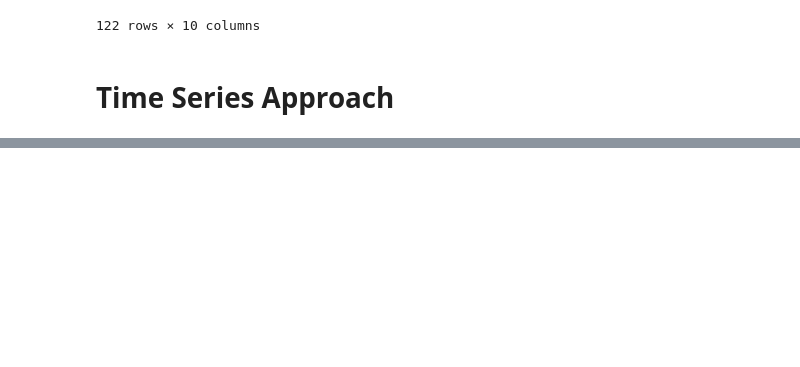
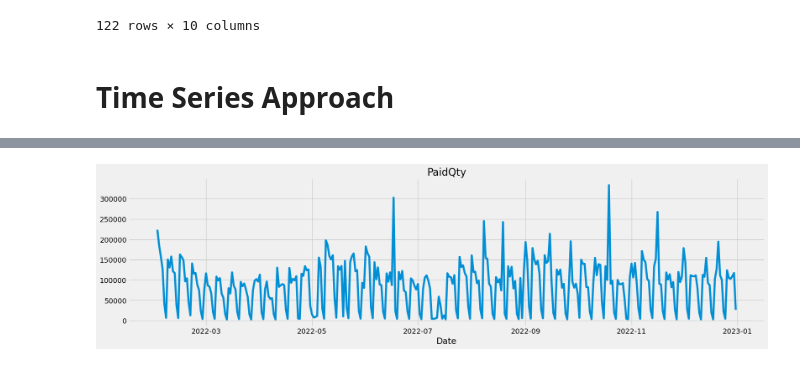
Before and after one commit to ayigitdogan/PharmaProject, a Jupyter notebook: model.ipynb, the cells around one changed output, grey strips where cells are left out. Cells and saved outputs as stored; diff of their text form; code cells hidden in the pictures; blank space fills up the shorter version.

```diff
--- a/model.ipynb
+++ b/model.ipynb
@@ -258,0 +294,7 @@ test
+# %%
+sales = df[df["Date"].dt.year == 2022]
+sales = sales.groupby([sales['Date'].dt.date])['PaidQty'].sum()
+sales.plot(figsize=(20,5), title="PaidQty")
+plt.show()
+# %% [output]
+[figure, added]
```
Also changed, not shown: parts of 16 cells of this notebook, 2 other files.
